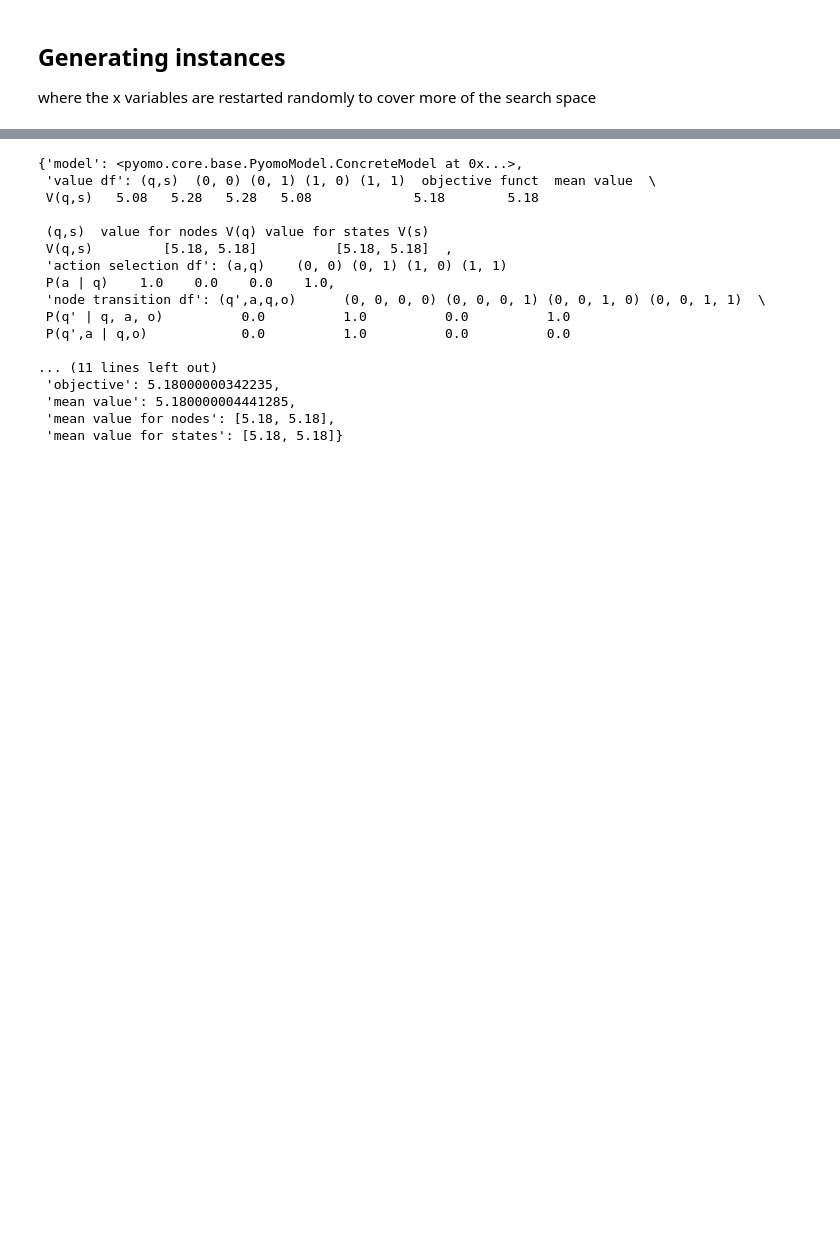
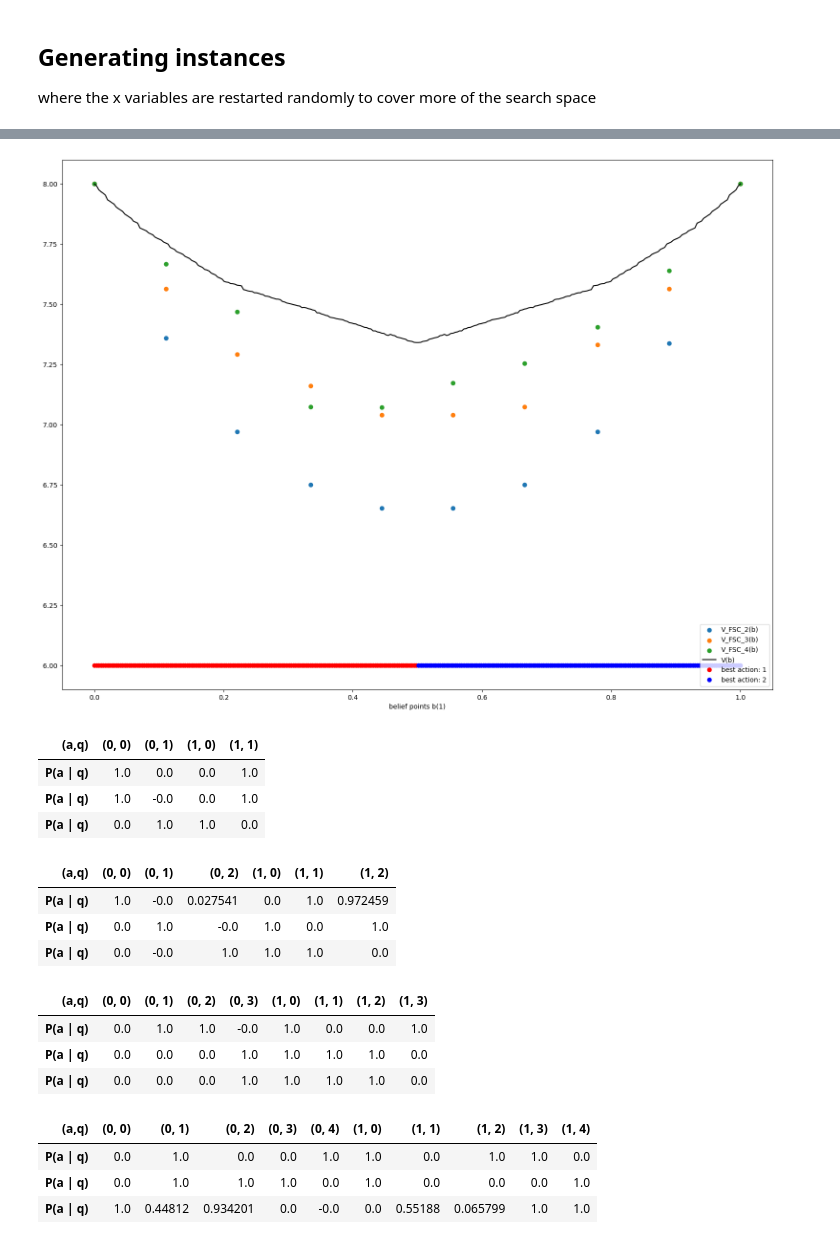
Before and after one commit to malikbf5/FSC-optimization, a Jupyter notebook: Bernoulli Bandits/General Bernoulli Bandits.ipynb, the cells around one changed output, grey strips where cells are left out. Saved outputs shown, nothing was run; the diff lists cells and outputs as text; code cells hidden in the pictures; blank space fills up the shorter version.

```diff
--- a/Bernoulli Bandits/General Bernoulli Bandits.ipynb
+++ b/Bernoulli Bandits/General Bernoulli Bandits.ipynb
@@ -225,20 +270,53 @@ ssol["dataframe"]
+# %%
+plt.figure(figsize=(6.4*3, 4.8*3))
+# plot objective function for each size
+for fsc_size in controller_size_list:
+    plt.scatter([bp[0] for bp in sample_b], valuefsc[fsc_size] , label = f"V_FSC_{fsc_size}(b)")
+
+# # plot value function V(b)
+plt.plot([bp[0] for bp in b], [v[bp] for bp in b], 'k', label = "V(b)")
+
+# plot belief points with best action = 0
+plt.plot(
+    [point[1] for point in b if ba[point] == 0],
+    [6 for point in b if ba[point] == 0], 'ro', label = f"best action: {1}")
+
+# plot belief points with best action = 1
+plt.plot(
+    [point[1] for point in b if ba[point] == 1],
+    [6 for point in b if ba[point] == 1], 'bo', label = f"best action: {2}")
+
+# legend
+plt.xlabel("belief points b(1)")
+plt.legend(loc = "lower right")
+plt.show()
+# %% [output]
+[figure, added]
 # %%
-ssol[2][0]
+ssol[2]["action select df"]
 # %% [output]
-{'model': <pyomo.core.base.PyomoModel.ConcreteModel at 0x...>,
- 'value df': (q,s)  (0, 0) (0, 1) (1, 0) (1, 1)  objective funct  mean value  \
- V(q,s)   5.08   5.28   5.28   5.08             5.18        5.18
-
- (q,s)  value for nodes V(q) value for states V(s)
- V(q,s)         [5.18, 5.18]          [5.18, 5.18]  ,
- 'action selection df': (a,q)    (0, 0) (0, 1) (1, 0) (1, 1)
- P(a | q)    1.0    0.0    0.0    1.0,
- 'node transition df': (q',a,q,o)      (0, 0, 0, 0) (0, 0, 0, 1) (0, 0, 1, 0) (0, 0, 1, 1)  \
- P(q' | q, a, o)          0.0          1.0          0.0          1.0
- P(q',a | q,o)            0.0          1.0          0.0          0.0
-
-... (11 lines left out)
- 'objective': 5.18000000342235,
- 'mean value': 5.180000004441285,
- 'mean value for nodes': [5.18, 5.18],
- 'mean value for states': [5.18, 5.18]}
+| (a,q) | (0, 0) | (0, 1) | (1, 0) | (1, 1) |
+| P(a | q) | 1.0 | 0.0 | 0.0 | 1.0 |
+| P(a | q) | 1.0 | -0.0 | 0.0 | 1.0 |
+| P(a | q) | 0.0 | 1.0 | 1.0 | 0.0 |
+# %%
+ssol[3]["action select df"]
+# %% [output]
+| (a,q) | (0, 0) | (0, 1) | (0, 2) | (1, 0) | (1, 1) | (1, 2) |
+| P(a | q) | 1.0 | -0.0 | 0.027541 | 0.0 | 1.0 | 0.972459 |
+| P(a | q) | 0.0 | 1.0 | -0.0 | 1.0 | 0.0 | 1.0 |
+| P(a | q) | 0.0 | -0.0 | 1.0 | 1.0 | 1.0 | 0.0 |
+# %%
+ssol[4]["action select df"]
+# %% [output]
+| (a,q) | (0, 0) | (0, 1) | (0, 2) | (0, 3) | (1, 0) | (1, 1) | (1, 2) | (1, 3) |
+| P(a | q) | 0.0 | 1.0 | 1.0 | -0.0 | 1.0 | 0.0 | 0.0 | 1.0 |
+| P(a | q) | 0.0 | 0.0 | 0.0 | 1.0 | 1.0 | 1.0 | 1.0 | 0.0 |
+| P(a | q) | 0.0 | 0.0 | 0.0 | 1.0 | 1.0 | 1.0 | 1.0 | 0.0 |
+# %%
+ssol[5]["action select df"]
+# %% [output]
+| (a,q) | (0, 0) | (0, 1) | (0, 2) | (0, 3) | (0, 4) | (1, 0) | (1, 1) | (1, 2) | (1, 3) | (1, 4) |
+| P(a | q) | 0.0 | 1.0 | 0.0 | 0.0 | 1.0 | 1.0 | 0.0 | 1.0 | 1.0 | 0.0 |
+| P(a | q) | 0.0 | 1.0 | 1.0 | 1.0 | 0.0 | 1.0 | 0.0 | 0.0 | 0.0 | 1.0 |
+| P(a | q) | 1.0 | 0.44812 | 0.934201 | 0.0 | -0.0 | 0.0 | 0.55188 | 0.065799 | 1.0 | 1.0 |
```
Also changed, not shown: parts of 24 cells of this notebook.
